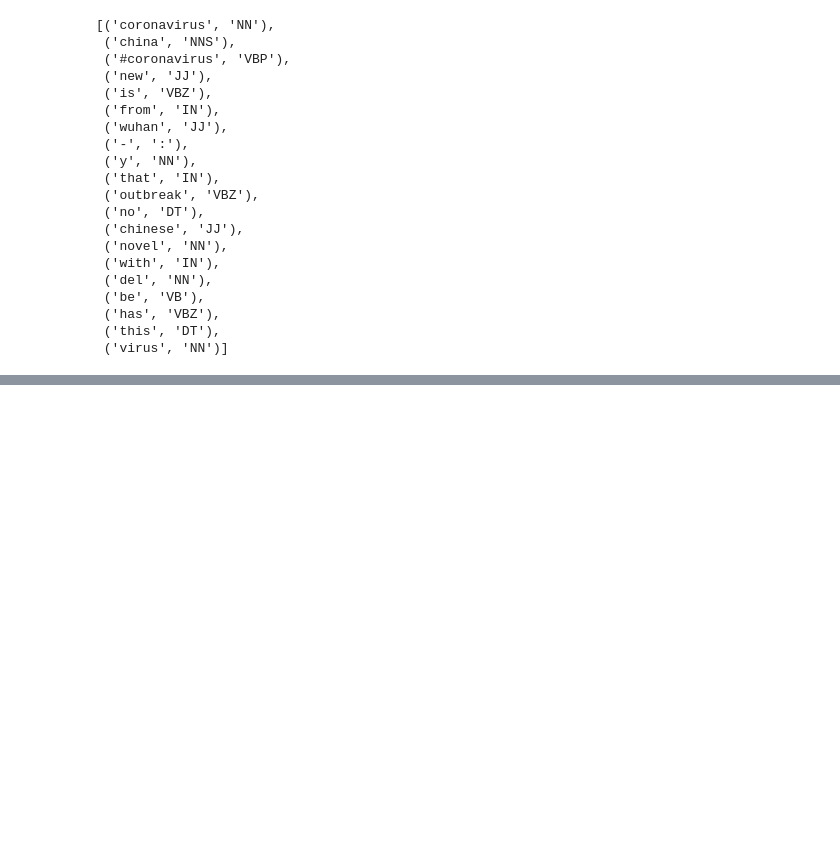
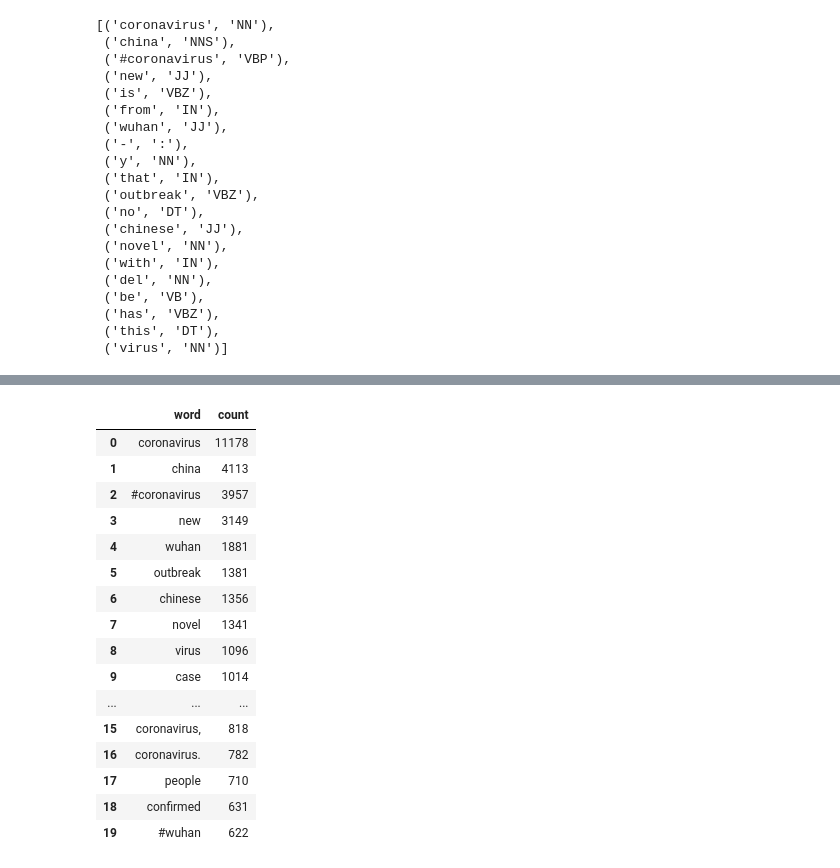
Before and after one commit to archity/covid-twitter-trends, a Jupyter notebook: 2-Exploratory-Data-Analysis.ipynb, the cells around one changed output, grey strips where cells are left out. Cells and saved outputs as stored; diff of their text form; code cells hidden in the pictures; blank space fills up the shorter version.

```diff
--- a/2-Exploratory-Data-Analysis.ipynb
+++ b/2-Exploratory-Data-Analysis.ipynb
@@ -259,0 +301,20 @@ tagged_word[:20]
+# %%
+words_counter_df[:20]
+# %% [output]
+|  | word | count |
+| 0 | coronavirus | 11178 |
+| 1 | china | 4113 |
+| 2 | #coronavirus | 3957 |
+| 3 | new | 3149 |
+| 4 | wuhan | 1881 |
+| 5 | outbreak | 1381 |
+| 6 | chinese | 1356 |
+| 7 | novel | 1341 |
+| 8 | virus | 1096 |
+| 9 | case | 1014 |
+| ... | ... | ... |
+| 15 | coronavirus, | 818 |
+| 16 | coronavirus. | 782 |
+| 17 | people | 710 |
+| 18 | confirmed | 631 |
+| 19 | #wuhan | 622 |
```
Also changed, not shown: parts of 9 cells of this notebook, 1 other file.
